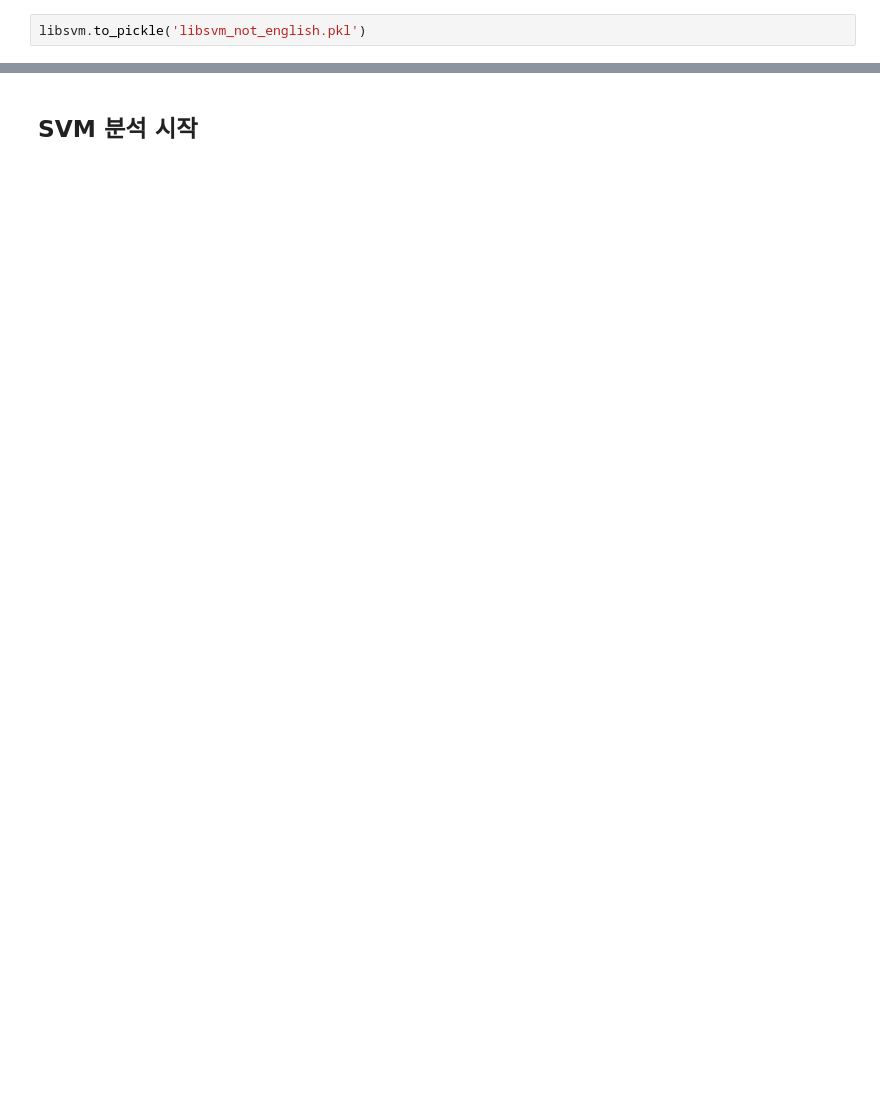
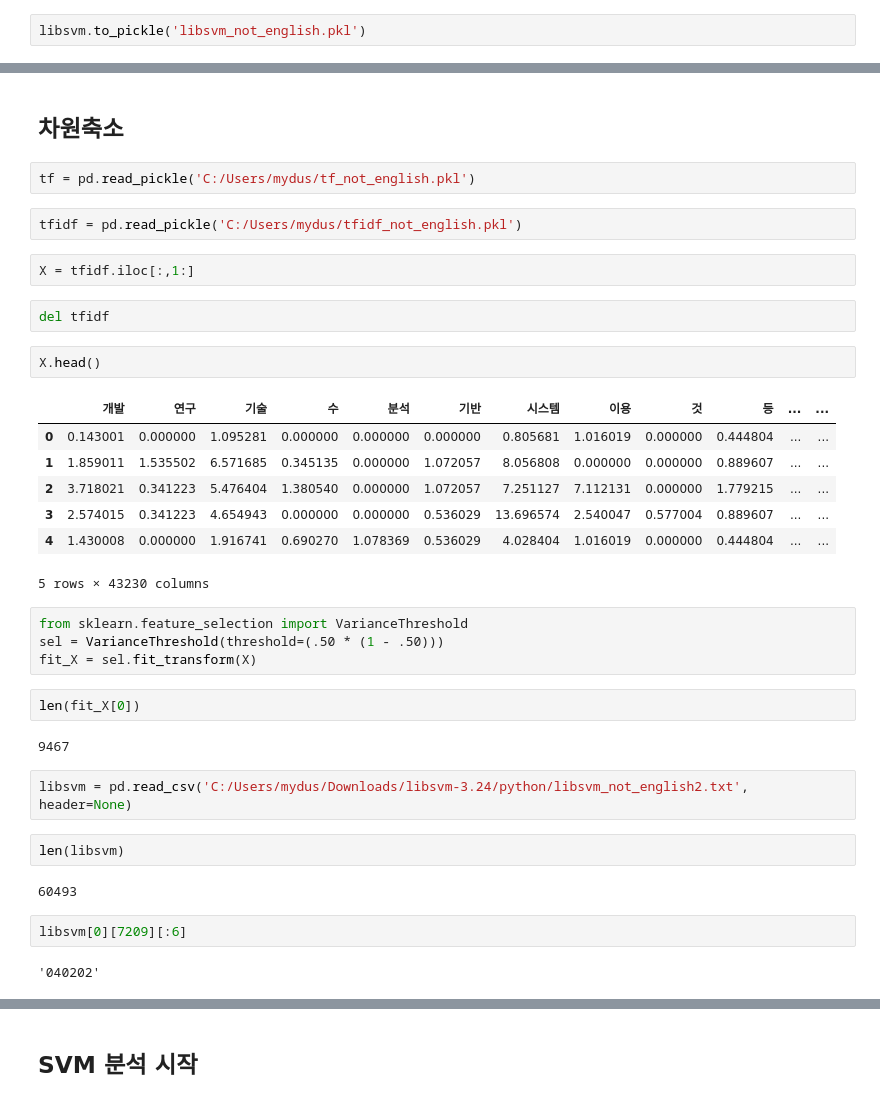
Before and after one commit to yeonsikC/KISTI-NLP_mapping, a Jupyter notebook: KISTI-NTIS-Machine_Learning.ipynb, the cells around one changed output, grey strips where cells are left out. Drawn from its saved outputs; the diff is of its cells as text; blank space fills up the shorter version.

Commit message:
Add files via upload
1. 차원축소
2. libsvm ( SVC, rbf )
2. Word2Vec format, model
3. Doc2Vec format

```diff
--- a/KISTI-NTIS-Machine_Learning.ipynb
+++ b/KISTI-NTIS-Machine_Learning.ipynb
@@ -700,0 +701,38 @@ libsvm.to_pickle('libsvm_not_english.pkl')
+# %% [markdown]
+## 차원축소
+# %%
+tf = pd.read_pickle('C:/Users/mydus/tf_not_english.pkl')
+# %%
+tfidf = pd.read_pickle('C:/Users/mydus/tfidf_not_english.pkl')
+# %%
+X = tfidf.iloc[:,1:]
+# %%
+del tfidf
+# %%
+X.head()
+# %% [output]
+|  | 개발 | 연구 | 기술 | 수 | 분석 | 기반 | 시스템 | 이용 | 것 | 등 | ... | ... |
+| 0 | 0.143001 | 0.000000 | 1.095281 | 0.000000 | 0.000000 | 0.000000 | 0.805681 | 1.016019 | 0.000000 | 0.444804 | ... | ... |
+| 1 | 1.859011 | 1.535502 | 6.571685 | 0.345135 | 0.000000 | 1.072057 | 8.056808 | 0.000000 | 0.000000 | 0.889607 | ... | ... |
+| 2 | 3.718021 | 0.341223 | 5.476404 | 1.380540 | 0.000000 | 1.072057 | 7.251127 | 7.112131 | 0.000000 | 1.779215 | ... | ... |
+| 3 | 2.574015 | 0.341223 | 4.654943 | 0.000000 | 0.000000 | 0.536029 | 13.696574 | 2.540047 | 0.577004 | 0.889607 | ... | ... |
+| 4 | 1.430008 | 0.000000 | 1.916741 | 0.690270 | 1.078369 | 0.536029 | 4.028404 | 1.016019 | 0.000000 | 0.444804 | ... | ... |
+5 rows × 43230 columns
+# %%
+from sklearn.feature_selection import VarianceThreshold
+sel = VarianceThreshold(threshold=(.50 * (1 - .50)))
+fit_X = sel.fit_transform(X)
+# %%
+len(fit_X[0])
+# %% [output]
+9467
+# %%
+libsvm = pd.read_csv('C:/Users/mydus/Downloads/libsvm-3.24/python/libsvm_not_english2.txt', header=None)
+# %%
+len(libsvm)
+# %% [output]
+60493
+# %%
+libsvm[0][7209][:6]
+# %% [output]
+'040202'
```
Also changed, not shown: parts of 66 cells of this notebook.
